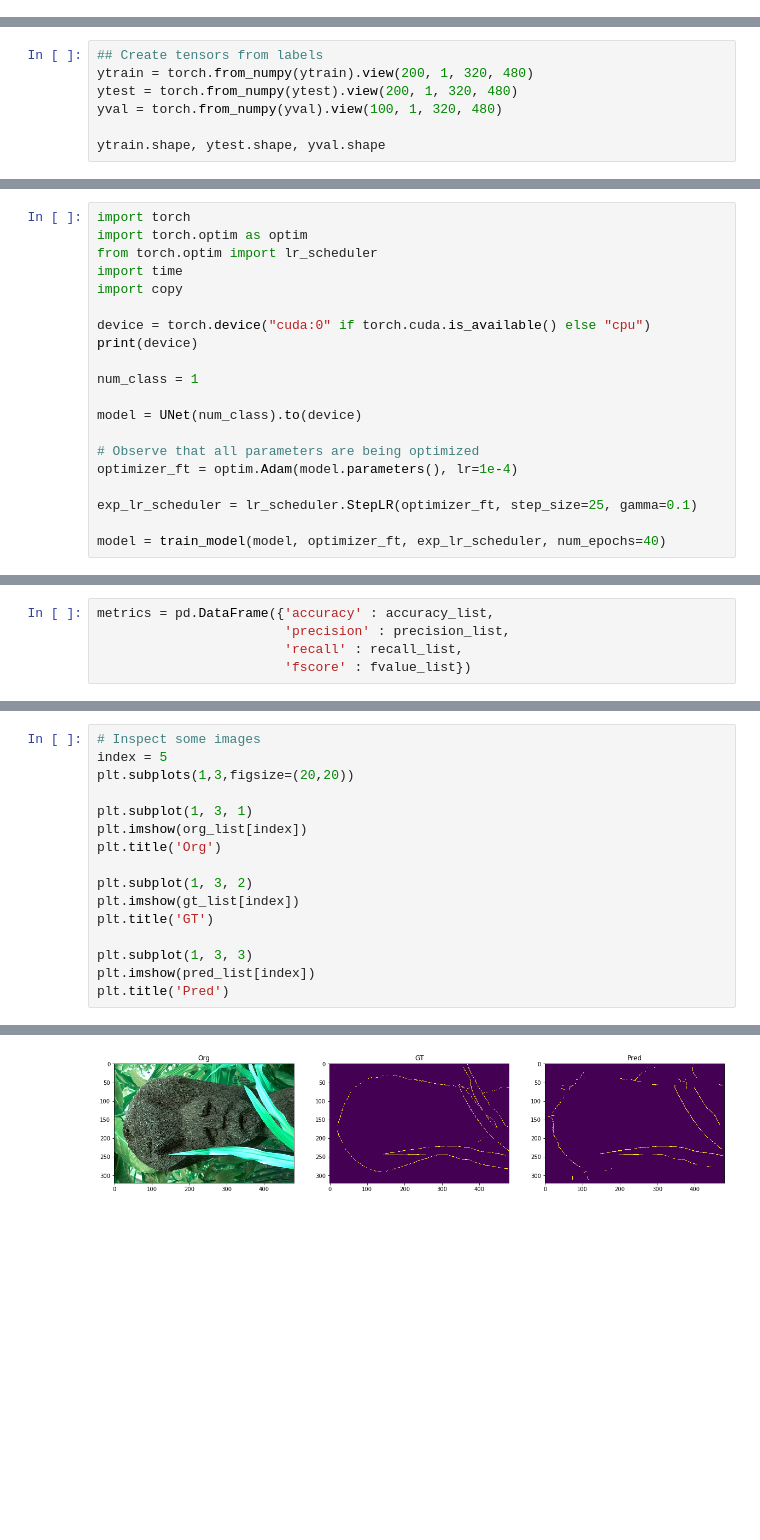
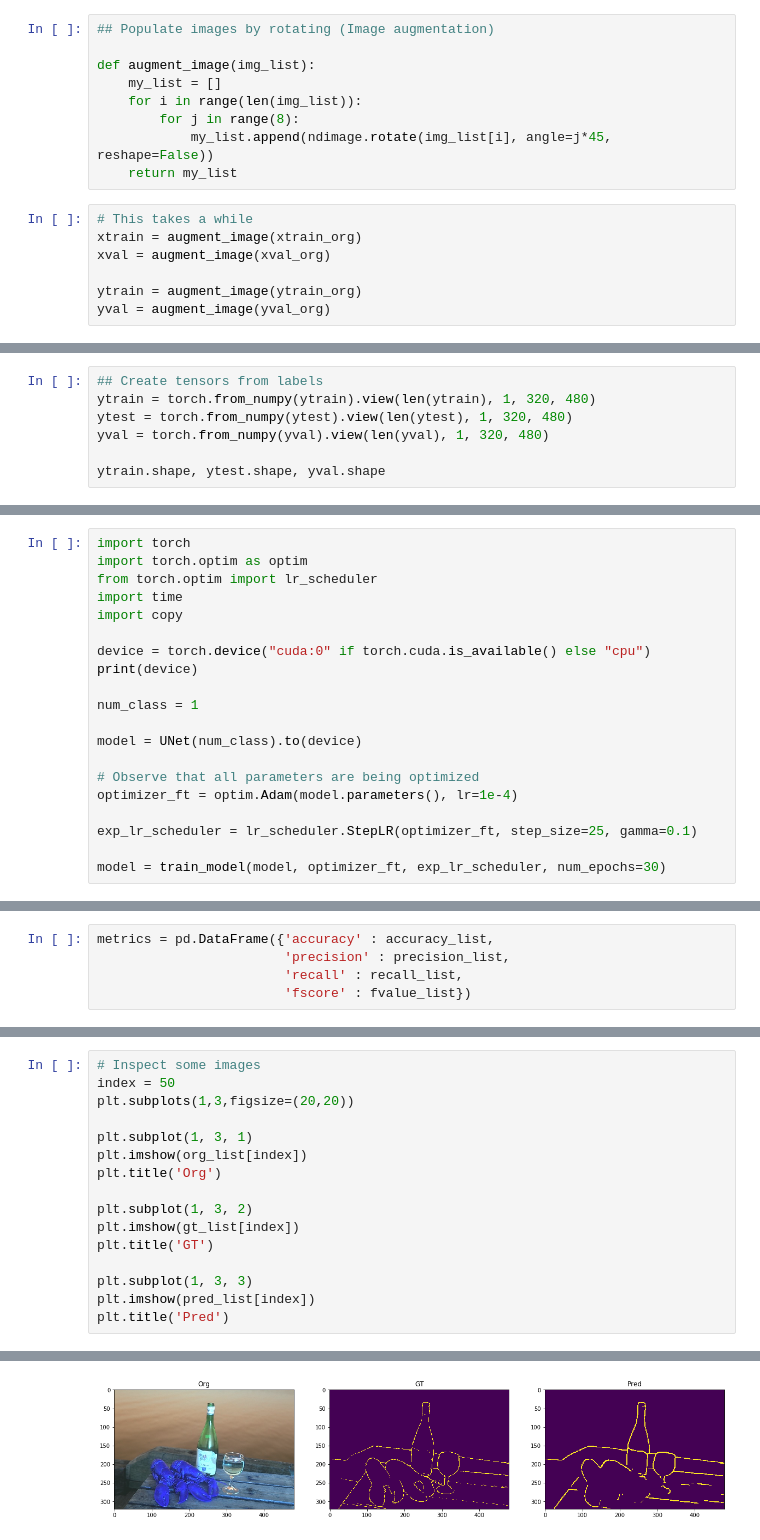
Before and after one commit to iocak28/UNet_edge_detection, a Jupyter notebook: pytorch_unet-edge.ipynb, the cells around one changed output, grey strips where cells are left out. Cells and saved outputs as stored; diff of their text form; blank space fills up the shorter version.

Commit message:
augmentation

```diff
--- a/pytorch_unet-edge.ipynb
+++ b/pytorch_unet-edge.ipynb
@@ -86,0 +78,16 @@ plt.imshow(ytrain[0])
+# %%
+## Populate images by rotating (Image augmentation)
+
+def augment_image(img_list):
+    my_list = []
+    for i in range(len(img_list)):
+        for j in range(8):
+            my_list.append(ndimage.rotate(img_list[i], angle=j*45, reshape=False))
+    return my_list
+# %%
+# This takes a while
+xtrain = augment_image(xtrain_org)
+xval = augment_image(xval_org)
+
+ytrain = augment_image(ytrain_org)
+yval = augment_image(yval_org)
@@ -129,9 +181,9 @@ plt.imshow(np.transpose(xtrain.numpy()[0, :, :, :], [1, 2, 0]))
 [figure]
 # %%
 ## Create tensors from labels
-ytrain = torch.from_numpy(ytrain).view(200, 1, 320, 480)
-ytest = torch.from_numpy(ytest).view(200, 1, 320, 480)
-yval = torch.from_numpy(yval).view(100, 1, 320, 480)
+ytrain = torch.from_numpy(ytrain).view(len(ytrain), 1, 320, 480)
+ytest = torch.from_numpy(ytest).view(len(ytest), 1, 320, 480)
+yval = torch.from_numpy(yval).view(len(yval), 1, 320, 480)
 
 ytrain.shape, ytest.shape, yval.shape
 # %% [output]
@@ -394,6 +446,6 @@ optimizer_ft = optim.Adam(model.parameters(), lr=1e-4)
 
 exp_lr_scheduler = lr_scheduler.StepLR(optimizer_ft, step_size=25, gamma=0.1)
 
-model = train_model(model, optimizer_ft, exp_lr_scheduler, num_epochs=40)
+model = train_model(model, optimizer_ft, exp_lr_scheduler, num_epochs=30)
 # %% [output]
 cuda:0
@@ -570,20 +622,20 @@ fscore       0.248153
 dtype: float64
 # %%
 # Inspect some images
-index = 5
+index = 50
 plt.subplots(1,3,figsize=(20,20))
 
 plt.subplot(1, 3, 1)
 plt.imshow(org_list[index])
 plt.title('Org')
 
 plt.subplot(1, 3, 2)
 plt.imshow(gt_list[index])
 plt.title('GT')
 
 plt.subplot(1, 3, 3)
 plt.imshow(pred_list[index])
 plt.title('Pred')
 # %% [output]
 Text(0.5, 1.0, 'Pred')
-[figure, old version]
+[figure, new version]
```
Also changed, not shown: parts of 18 cells of this notebook.
